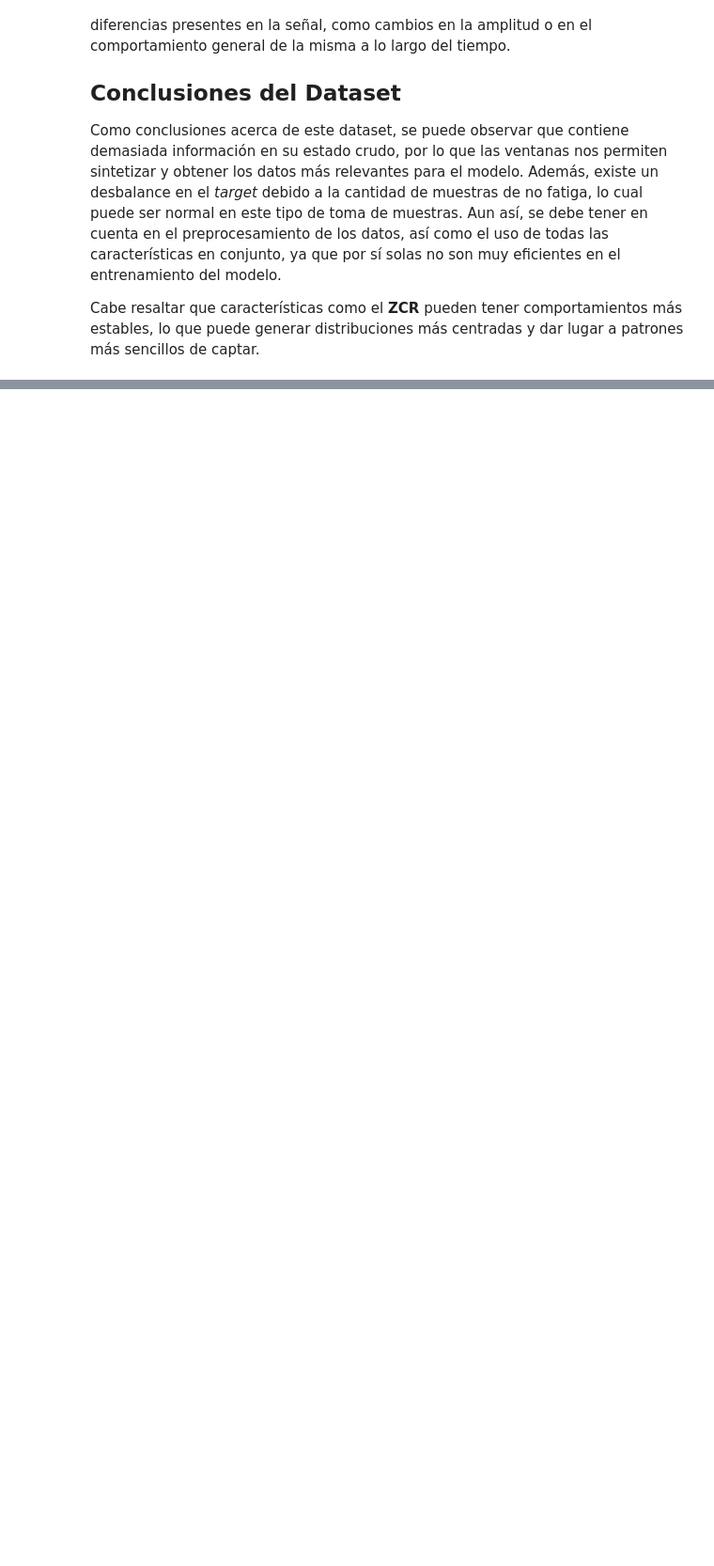
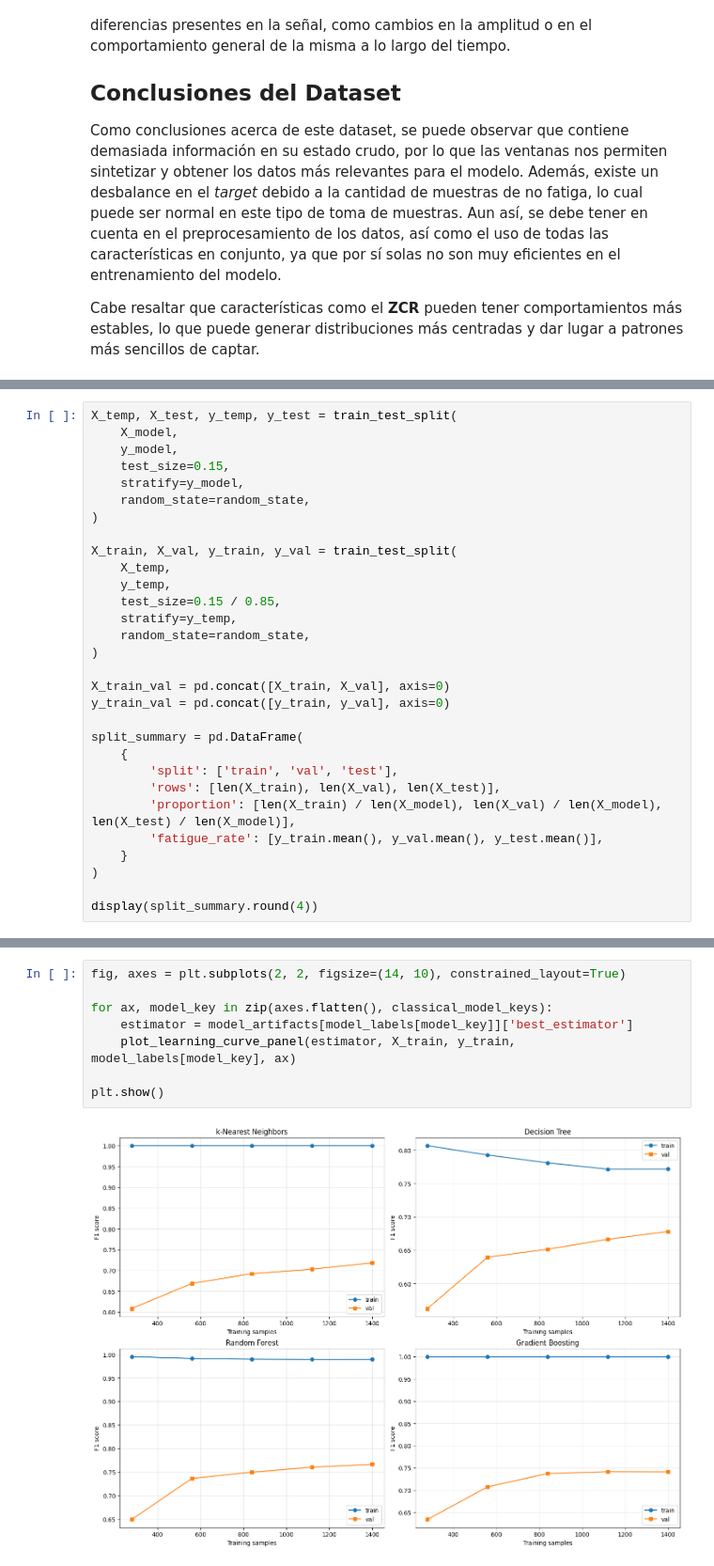
Before and after one commit to dsalazar444/workshop2_ia, a Jupyter notebook: problema1.ipynb, the cells around one changed output, grey strips where cells are left out. Shown at 94% size. Drawn from its saved outputs; the diff is of its cells as text; blank space fills up the shorter version.

```diff
--- a/problema1.ipynb
+++ b/problema1.ipynb
@@ -423,0 +477,30 @@ Cabe resaltar que características como el **ZCR** pueden tener comportamientos
+# %%
+X_temp, X_test, y_temp, y_test = train_test_split(
+    X_model,
+    y_model,
+    test_size=0.15,
+    stratify=y_model,
+    random_state=random_state,
+)
+
+X_train, X_val, y_train, y_val = train_test_split(
+    X_temp,
+    y_temp,
+    test_size=0.15 / 0.85,
+    stratify=y_temp,
+    random_state=random_state,
+)
+
+X_train_val = pd.concat([X_train, X_val], axis=0)
+y_train_val = pd.concat([y_train, y_val], axis=0)
+
+split_summary = pd.DataFrame(
+    {
+        'split': ['train', 'val', 'test'],
+        'rows': [len(X_train), len(X_val), len(X_test)],
+        'proportion': [len(X_train) / len(X_model), len(X_val) / len(X_model), len(X_test) / len(X_model)],
+        'fatigue_rate': [y_train.mean(), y_val.mean(), y_test.mean()],
+    }
+)
+
+display(split_summary.round(4))
@@ -423,0 +885,10 @@ Cabe resaltar que características como el **ZCR** pueden tener comportamientos
+# %%
+fig, axes = plt.subplots(2, 2, figsize=(14, 10), constrained_layout=True)
+
+for ax, model_key in zip(axes.flatten(), classical_model_keys):
+    estimator = model_artifacts[model_labels[model_key]]['best_estimator']
+    plot_learning_curve_panel(estimator, X_train, y_train, model_labels[model_key], ax)
+
+plt.show()
+# %% [output]
+[figure, added]
```
Also changed, not shown: parts of 19 cells of this notebook, 3 other files.
